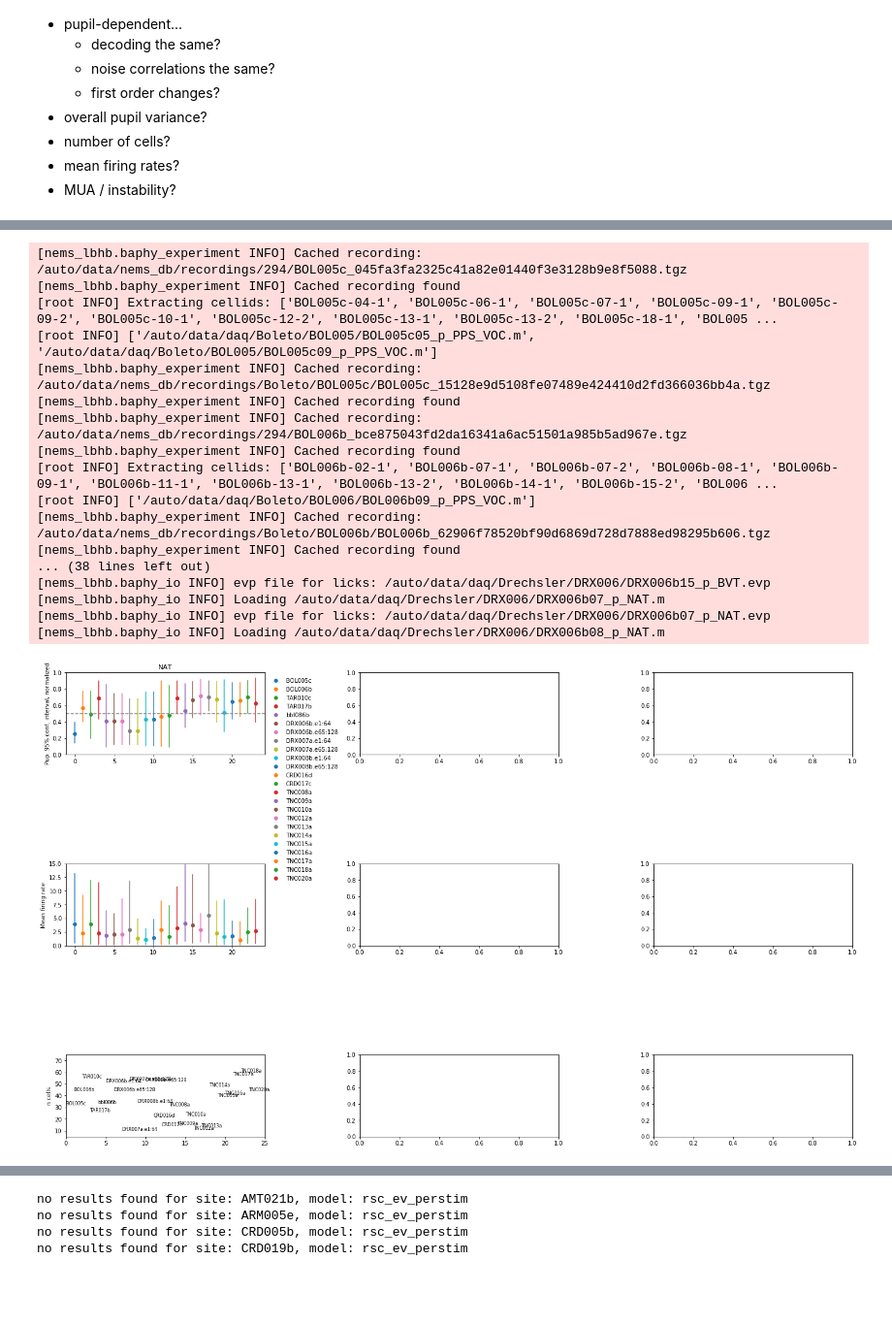
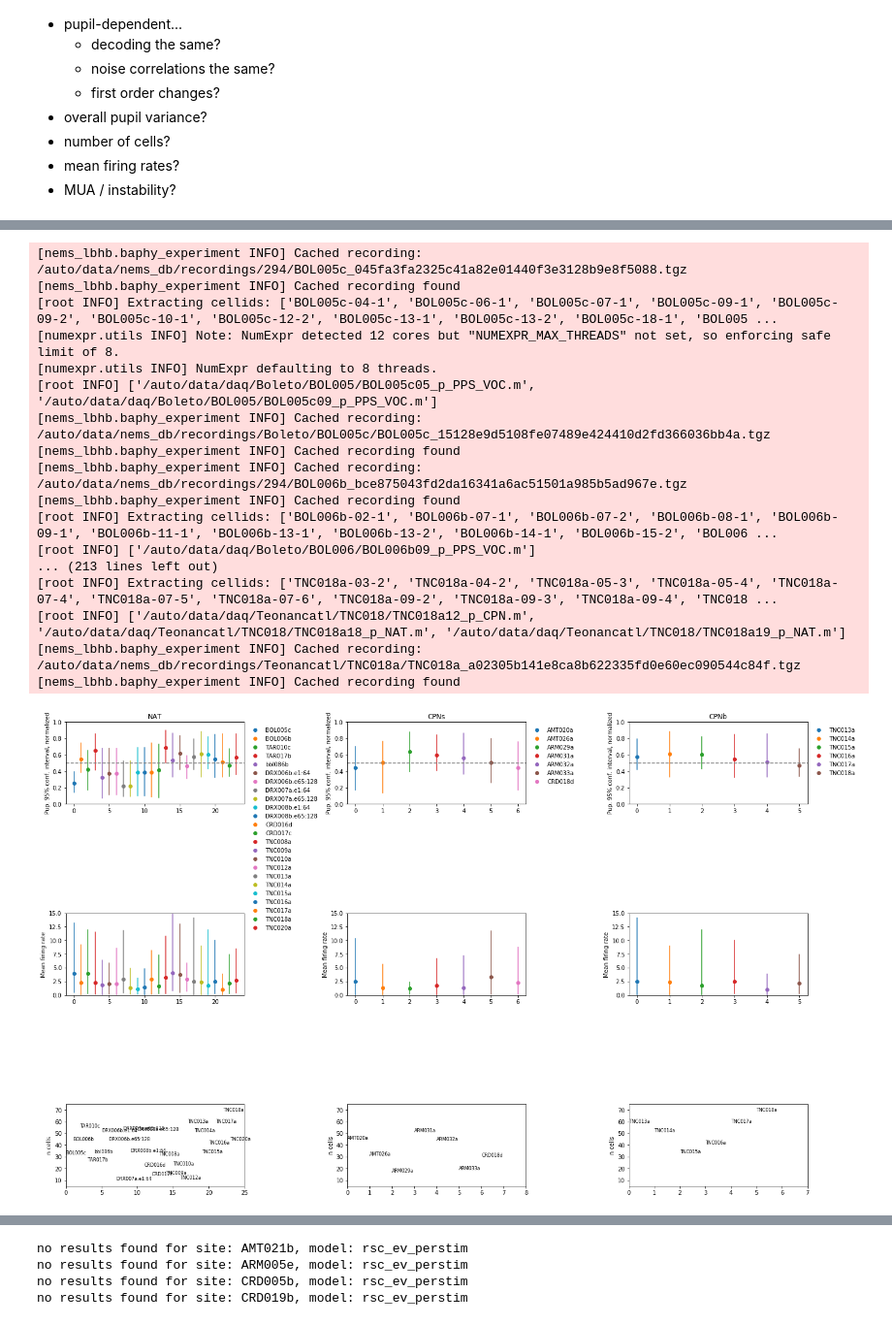
Before and after one commit to crheller/nat_pup_ms, a Jupyter notebook: qc/dataset_comparison.ipynb, the cells around one changed output, grey strips where cells are left out. Shown: that part at 97% size. Cells and saved outputs as stored; diff of their text form; code cells hidden in the pictures; blank space fills up the shorter version.

Commit message:
reque noise corr. force noise corr to use new loader. save results with batch 322

```diff
--- a/qc/dataset_comparison.ipynb
+++ b/qc/dataset_comparison.ipynb
@@ -33,8 +33,8 @@ cpnb_data = [s for s in CPN_SITES if 'TNC' in s]
 # %%
 # LOAD RAW DATA
 rdata = {}
-batches = [322]*len(nat_data) #+ [331]*len(CPN_SITES)
-for site, batch in zip(nat_data, batches):
+batches = [322]*len(nat_data) + [331]*len(CPN_SITES)
+for site, batch in zip(nat_data+cpns_data+cpnb_data, batches):
     if site in ['BOL005c', 'BOL006b']:
         b = 294
     else:
@@ -46,6 +46,8 @@ for site, batch in zip(nat_data, batches):
 [nems_lbhb.baphy_experiment INFO] Cached recording: /auto/data/nems_db/recordings/294/BOL005c_045fa3fa2325c41a82e01440f3e3128b9e8f5088.tgz
 [nems_lbhb.baphy_experiment INFO] Cached recording found
 [root INFO] Extracting cellids: ['BOL005c-04-1', 'BOL005c-06-1', 'BOL005c-07-1', 'BOL005c-09-1', 'BOL005c-09-2', 'BOL005c-10-1', 'BOL005c-12-2', 'BOL005c-13-1', 'BOL005c-13-2', 'BOL005c-18-1', 'BOL005 ...
+[numexpr.utils INFO] Note: NumExpr detected 12 cores but "NUMEXPR_MAX_THREADS" not set, so enforcing safe limit of 8.
+[numexpr.utils INFO] NumExpr defaulting to 8 threads.
 [root INFO] ['/auto/data/daq/Boleto/BOL005/BOL005c05_p_PPS_VOC.m', '/auto/data/daq/Boleto/BOL005/BOL005c09_p_PPS_VOC.m']
 [nems_lbhb.baphy_experiment INFO] Cached recording: /auto/data/nems_db/recordings/Boleto/BOL005c/BOL005c_15128e9d5108fe07489e424410d2fd366036bb4a.tgz
 [nems_lbhb.baphy_experiment INFO] Cached recording found
@@ -53,50 +55,48 @@ for site, batch in zip(nat_data, batches):
 [nems_lbhb.baphy_experiment INFO] Cached recording found
 [root INFO] Extracting cellids: ['BOL006b-02-1', 'BOL006b-07-1', 'BOL006b-07-2', 'BOL006b-08-1', 'BOL006b-09-1', 'BOL006b-11-1', 'BOL006b-13-1', 'BOL006b-13-2', 'BOL006b-14-1', 'BOL006b-15-2', 'BOL006 ...
 [root INFO] ['/auto/data/daq/Boleto/BOL006/BOL006b09_p_PPS_VOC.m']
-[nems_lbhb.baphy_experiment INFO] Cached recording: /auto/data/nems_db/recordings/Boleto/BOL006b/BOL006b_62906f78520bf90d6869d728d7888ed98295b606.tgz
+... (213 lines left out)
+[root INFO] Extracting cellids: ['TNC018a-03-2', 'TNC018a-04-2', 'TNC018a-05-3', 'TNC018a-05-4', 'TNC018a-07-4', 'TNC018a-07-5', 'TNC018a-07-6', 'TNC018a-09-2', 'TNC018a-09-3', 'TNC018a-09-4', 'TNC018 ...
+[root INFO] ['/auto/data/daq/Teonancatl/TNC018/TNC018a12_p_CPN.m', '/auto/data/daq/Teonancatl/TNC018/TNC018a18_p_NAT.m', '/auto/data/daq/Teonancatl/TNC018/TNC018a19_p_NAT.m']
+[nems_lbhb.baphy_experiment INFO] Cached recording: /auto/data/nems_db/recordings/Teonancatl/TNC018a/TNC018a_a02305b141e8ca8b622335fd0e60ec090544c84f.tgz
 [nems_lbhb.baphy_experiment INFO] Cached recording found
-... (38 lines left out)
-[nems_lbhb.baphy_io INFO] evp file for licks: /auto/data/daq/Drechsler/DRX006/DRX006b15_p_BVT.evp
-[nems_lbhb.baphy_io INFO] Loading /auto/data/daq/Drechsler/DRX006/DRX006b07_p_NAT.m
-[nems_lbhb.baphy_io INFO] evp file for licks: /auto/data/daq/Drechsler/DRX006/DRX006b07_p_NAT.evp
-[nems_lbhb.baphy_io INFO] Loading /auto/data/daq/Drechsler/DRX006/DRX006b08_p_NAT.m
 # %%
 # COMPARE PUPIL VARIANCE, MEAN FIRING RATES, NUMBER OF CELLS
 f, ax = plt.subplots(3, 3, figsize=(20, 12))
 
-#for i, (sites, dataset) in enumerate(zip([nat_data, cpns_data, cpnb_data], ['NAT', 'CPNs', 'CPNb'])):
-for i, (sites, dataset) in enumerate(zip([nat_data], ['NAT'])):
+for i, (sites, dataset) in enumerate(zip([nat_data, cpns_data, cpnb_data], ['NAT', 'CPNs', 'CPNb'])):
+#for i, (sites, dataset) in enumerate(zip([nat_data], ['NAT'])):
     for j, s in enumerate(sites):
         # pupil
         p = rdata[s][2][:, :, :, ~rdata[s][1][0, 0, 0, :]].squeeze() # X_pup, keep evoked data
-        p /= p.max()
+        p /= rdata[s][-1] #p.max()
         ax[0, i].plot(j, p.mean(), 'o', label=s)
         ax[0, i].plot([j, j], [np.quantile(p, 0.025), np.quantile(p, 0.975)], color=ax[0, i].get_lines()[-1].get_color())
         # firing rate
         r = rdata[s][0][:, :, :, ~rdata[s][1][0, 0, 0, :]].squeeze()
         ur = r.mean(axis=(1,2,3))
         ax[1, i].plot(j, ur.mean(), 'o', label=s)
         ax[1, i].plot([j, j], [np.quantile(ur, 0.025), np.quantile(ur, 0.975)], color=ax[1, i].get_lines()[-1].get_color())
 
         #ax[2, i].plot(j, len(ur), 'o')
         ax[2, i].text(j, len(ur), s, fontsize=8)
 
     ax[0, i].legend(bbox_to_anchor=(1, 1), loc='upper left', frameon=False)
     ax[0, i].set_ylim((0, 1))
     ax[0, i].axhline(0.5, linestyle='--', color='grey')
     ax[0, i].set_title(dataset)
     ax[0, i].set_ylabel("Pup. 95% conf. interval, normalized")
 
     ax[1, i].set_ylabel("Mean firing rate")
     ax[1, i].set_ylim((0, 15))
 
     ax[2, i].set_ylabel("n cells")
     ax[2, i].set_ylim((5, 75))
     ax[2, i].set_xlim((0, len(sites)+1))
 
 f.tight_layout()
 # %% [output]
-[figure, old version]
+[figure, new version]
 # %%
 # DECODING EFFECTS PER SITE
 f, ax = plt.subplots(1, 3, figsize=(20, 4))
```
Also changed, not shown: parts of 2 cells of this notebook, 5 other files.
